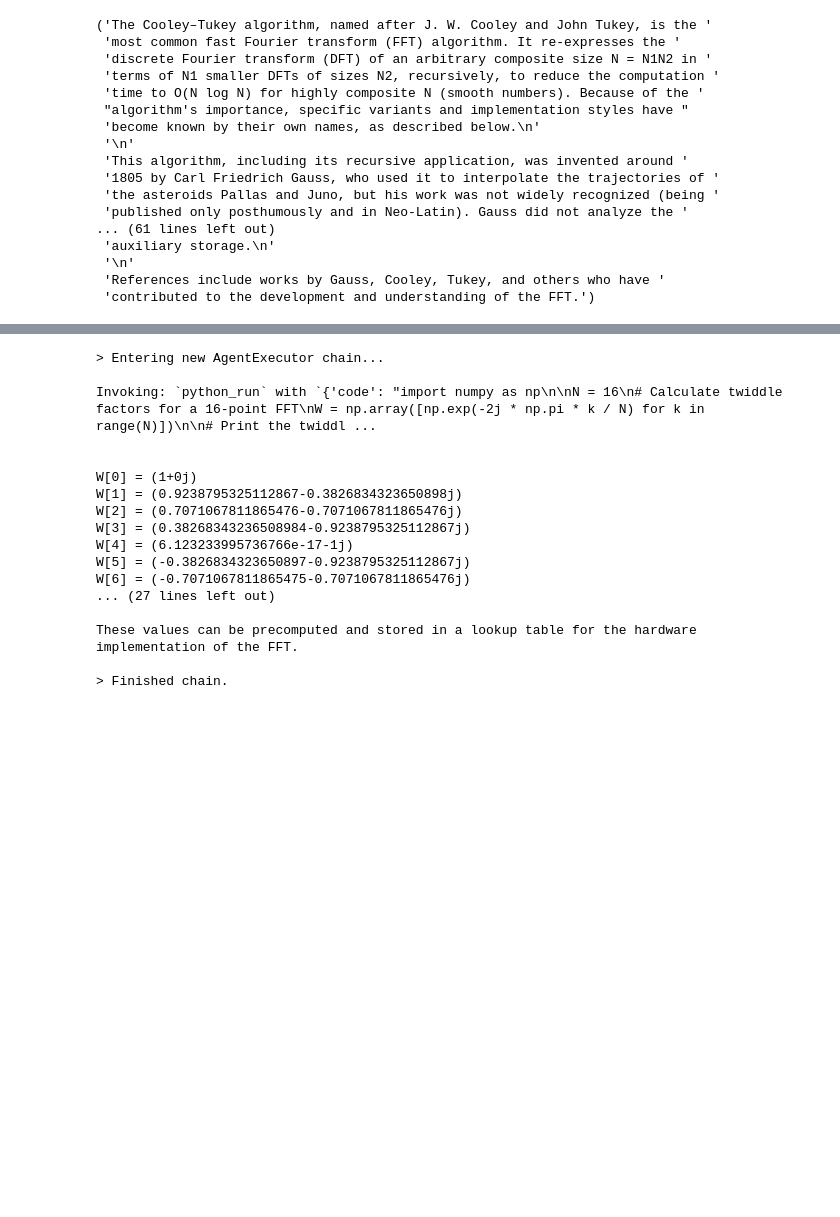
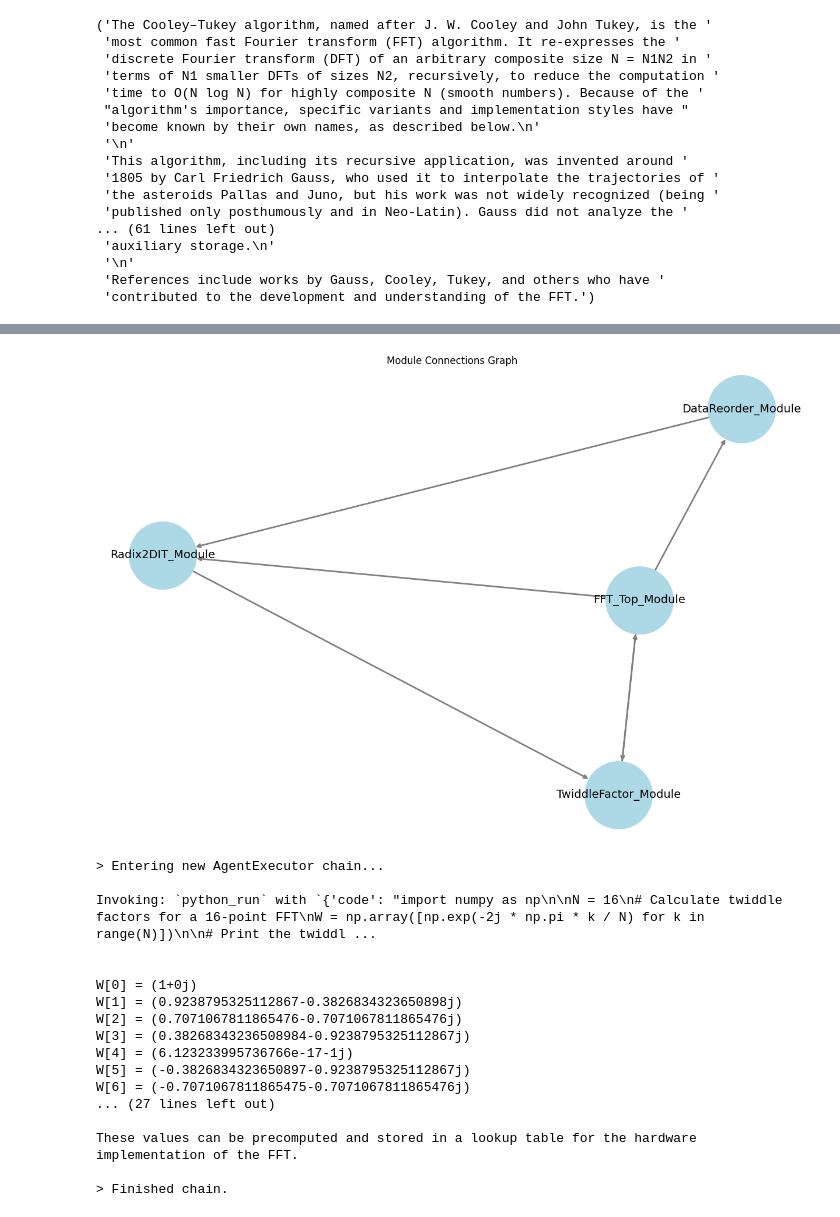
Before and after one commit to sarashs/FPGA_AGI, a Jupyter notebook: working_solution.ipynb, the cells around one changed output, grey strips where cells are left out. Drawn from its saved outputs; the diff is of its cells as text; code cells hidden in the pictures; blank space fills up the shorter version.

Commit message:
completed a working end to end solution

```diff
--- a/working_solution.ipynb
+++ b/working_solution.ipynb
@@ -169,3 +193,8 @@ ChatPromptTemplate(input_variables=['messages'], input_types={'messages': typing
+# %%
+from FPGA_AGI import utils
+utils.plot_graph(R.hierarchical_solution_result)
+# %% [output]
+[figure, added]
 # %%
 from langchain_core.messages import HumanMessage
 state = {'messages': [HumanMessage(content='Calculate the twiddle factors for a 16-point FFT using the radix-2 DIT algorithm. These will be precomputed and stored in a lookup table for the hardware implementation.', name='researcher')]}
```
Also changed, not shown: parts of 5 cells of this notebook, 5 other files.
